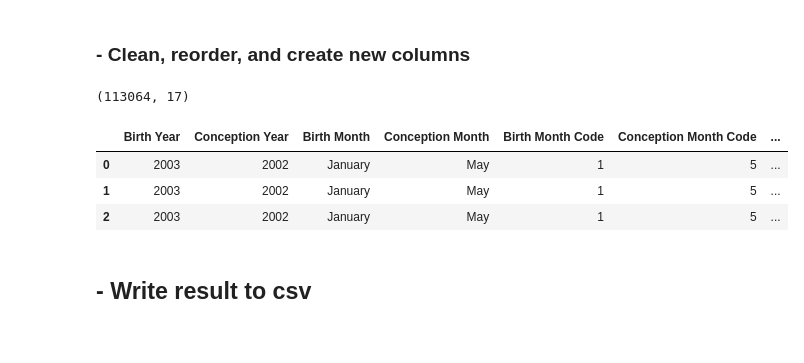
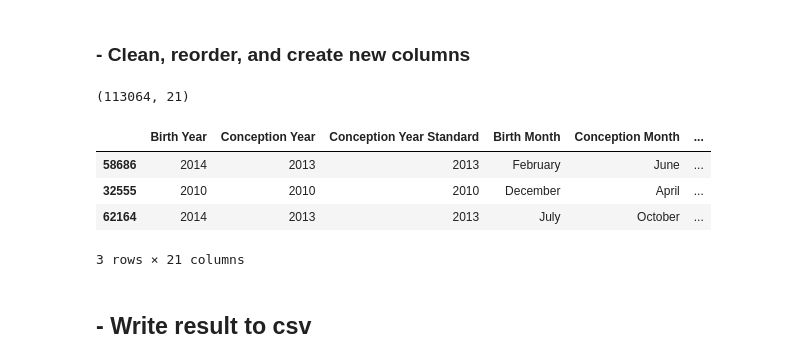
Before and after one commit to Data-Science-Link/Baby_Boom, a Jupyter notebook: scripts/data_import_and_processing.ipynb, the cells around one changed output. Saved outputs shown, nothing was run; the diff lists cells and outputs as text; code cells hidden in the pictures.

```diff
--- a/scripts/data_import_and_processing.ipynb
+++ b/scripts/data_import_and_processing.ipynb
@@ -171,5 +171,9 @@ lst_time_intrval = [pd.Timedelta(float(x)*7, unit='days') for x in df['Average L
 
 # Date of birth - LMP Age + 2 weeks to ovulation
 df['Conception Date'] = df['Birth Date'] - pd.Series(lst_time_intrval).values + pd.Timedelta(2, unit='W')
-df[['Birth Date','Conception Date']].head(2)
+
+# Standard 38 weeks
+df['Conception Date Standard'] = df['Birth Date'] - pd.Timedelta(38, unit='W')
+
+df[['Birth Date','Conception Date', 'Conception Date Standard']].head(2)
 # %% [output]
@@ -180,41 +184,51 @@ df[['Birth Date','Conception Date']].head(2)
 ### - Create Conception Year, Month, and Month Code Columns
 # %%
 df['Conception Year'] = pd.DatetimeIndex(df['Conception Date']).year
+
 df['Conception Month'] = pd.DatetimeIndex(df['Conception Date']).month_name()
+
 df['Conception Month Code'] = pd.DatetimeIndex(df['Conception Date']).month
 
+df['Conception Year Standard'] = pd.DatetimeIndex(df['Conception Date Standard']).year
+
+df['Conception Month Standard'] = pd.DatetimeIndex(df['Conception Date Standard']).month_name()
+
+df['Conception Month Code Standard'] = pd.DatetimeIndex(df['Conception Date Standard']).month
+
+
 # Convert to integers
-col_lst = ['Conception Year', 'Conception Month Code']
+col_lst = ['Conception Year', 'Conception Month Code', 'Conception Year Standard', 'Conception Month Code Standard']
 
 for col in col_lst:
     df[col] = df[col].astype(int)
 # %% [markdown]
 ### - Clean, reorder, and create new columns
 # %%
-df['State Acronym'] = pd.Series([x[-2:] for x in df['County']])
+df['State Acronym'] = df['County'].str[-2:]
 df[['County','temp']] = df['County'].str.split(',', expand=True)
 df.drop(columns=['temp'], inplace=True)
 
 df.sample(3)
 
 df.columns.to_list()
 
-col_lst = ['Birth Year', 'Conception Year', 'Birth Month', 'Conception Month',
-           'Birth Month Code', 'Conception Month Code',
-           'Birth Date', 'Conception Date', 'State', 'State Acronym',
+col_lst = ['Birth Year', 'Conception Year', 'Conception Year Standard', 'Birth Month', 'Conception Month',
+           'Conception Month Standard', 'Birth Month Code', 'Conception Month Code', 'Conception Month Code Standard',
+           'Birth Date', 'Conception Date', 'Conception Date Standard', 'State', 'State Acronym',
            'State Code','County','County Code', 'Births','Average Age of Mother',
            'Average LMP Gestational Age','Notes']
 
 df = df[col_lst]
 del col_lst
 print(df.shape)
-df.head(3)
+df.sample(3)
 # %% [output]
-(113064, 17)
+(113064, 21)
-|  | Birth Year | Conception Year | Birth Month | Conception Month | Birth Month Code | Conception Month Code | ... |
-| 0 | 2003 | 2002 | January | May | 1 | 5 | ... |
-| 1 | 2003 | 2002 | January | May | 1 | 5 | ... |
-| 2 | 2003 | 2002 | January | May | 1 | 5 | ... |
+|  | Birth Year | Conception Year | Conception Year Standard | Birth Month | Conception Month | ... |
+| 58686 | 2014 | 2013 | 2013 | February | June | ... |
+| 32555 | 2010 | 2010 | 2010 | December | April | ... |
+| 62164 | 2014 | 2013 | 2013 | July | October | ... |
+3 rows × 21 columns
 # %% [markdown]
 ## - Write result to csv
 # %%
```
Also changed, not shown: parts of 5 cells of this notebook, 2 other files.
